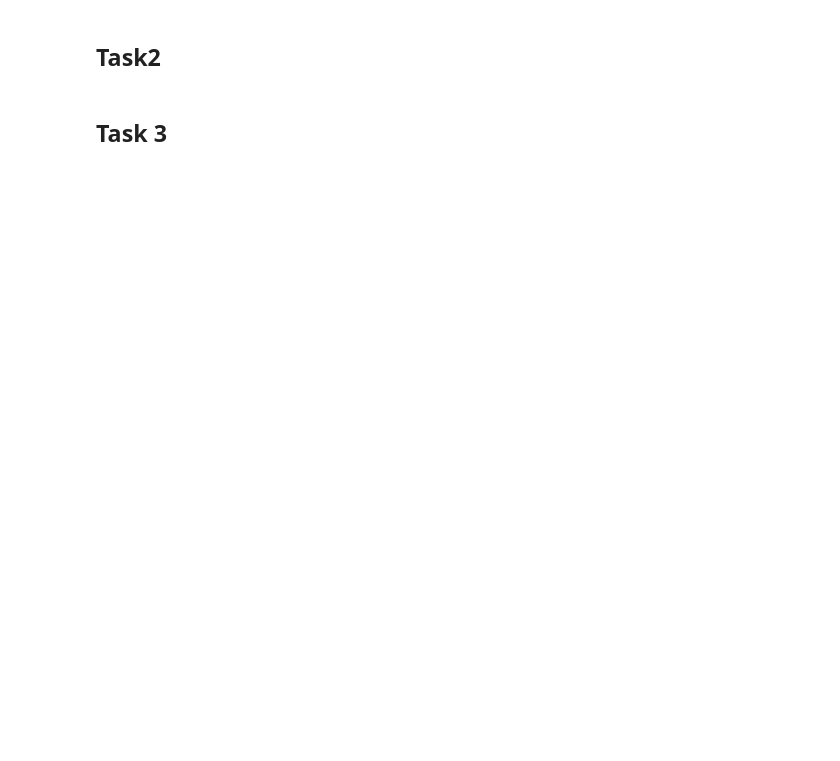
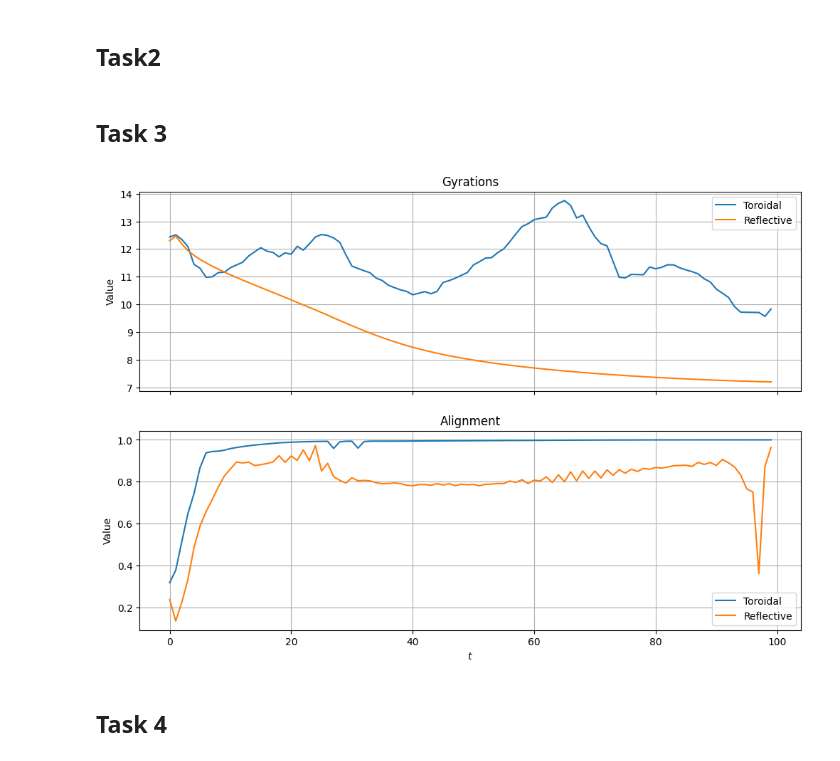
Before and after one commit to Ziverael/Studies2, a Jupyter notebook: abm/list3.ipynb, the cells around one changed output. Drawn from its saved outputs; the diff is of its cells as text; code cells hidden in the pictures; blank space fills up the shorter version.

Commit message:
Task3 finished

```diff
--- a/abm/list3.ipynb
+++ b/abm/list3.ipynb
@@ -212,6 +212,7 @@ class Boids:
         boids_no: int,
         board_width: int,
         board_height: int,
+        boundary: Literal["toroidal", "reflective"] = "toroidal",
         seed: int | None = None,
         debug: bool = False,
     ) -> None:
@@ -220,6 +221,7 @@ class Boids:
         self.height = board_height
         self.width = board_width
         self._init_boids()
+        self._boundary = boundary
 
         self._rules: Rules | None = None
         self._debug = debug
@@ -251,8 +253,23 @@ class Boids:
         for i in range(len(self.boids_vel)):
             if speeds[i] > MAX_SPEED:
                 self.boids_vel[i] = self.boids_vel[i] / speeds[i] * MAX_SPEED
+        if self._boundary == "toroidal":
+            self._move_toroidal(dt)
+        else:
+            self._move_reflective(dt)
 
+    def _move_toroidal(self, dt: float):
         self.boids_pos = (self.boids_pos + self.boids_vel * dt) % np.array([self.width, self.height])
+
+    def _move_reflective(self, dt: float):
+        self.boids_pos = (self.boids_pos + self.boids_vel * dt)
+        bounds = np.array([self.width, self.height])
+        self.boids_vel = np.where(self.boids_pos < 0, -self.boids_vel, self.boids_vel)
+        self.boids_pos = np.where(self.boids_pos < 0, -self.boids_pos, self.boids_pos)
+        self.boids_vel = np.where(self.boids_pos > bounds, -self.boids_vel, self.boids_vel)
+        self.boids_pos = np.where(self.boids_pos > bounds, 2 * bounds - self.boids_pos, self.boids_pos)
+
+
 
     def get_acc(self) -> np.ndarray:
         N = len(self.boids_pos)
@@ -294,10 +311,10 @@ class Boids:
         return acc
 
     def _get_difference(self, p_i) -> np.ndarray:
-        """Toroidal difference handling"""
         diff = self.boids_pos - p_i
-        diff[:, 0] = (diff[:, 0] + self.width / 2) % self.width - self.width / 2
-        diff[:, 1] = (diff[:, 1] + self.height / 2) % self.height - self.height / 2
+        if self._boundary == "toroidal":
+            diff[:, 0] = (diff[:, 0] + self.width / 2) % self.width - self.width / 2
+            diff[:, 1] = (diff[:, 1] + self.height / 2) % self.height - self.height / 2
         return diff
 
 
@@ -554,6 +590,12 @@ task2()
 ## Task 3
 # %%
 class Boids_v3(Boids_v2):
-    def __init__(self, *args, boundary: Literal["toroidal", "reflective"], **kwargs):
-        super().__init__(*args, **kwargs)
-        self._boudanry = boundary
+    def get_mean_alignment(self) -> np.float32:
+        vel_unit = self.boids_vel / np.linalg.norm(self.boids_vel, axis=1)[:, np.newaxis]
+        alignment_vector = np.sum(vel_unit, axis=0)
+        return np.linalg.norm(alignment_vector) / len(self.boids_vel)
+
+    def get_gyration(self) -> np.float32:
+        center_of_mass = np.mean(self.boids_pos, axis=0)
+        squared_distances = np.sum((self.boids_pos - center_of_mass)**2, axis=1)
+        return np.sqrt(np.mean(squared_distances))
@@ -559,0 +647,6 @@ class Boids_v3(Boids_v2):
+# %%
+task3()
+# %% [output]
+[figure, added]
+# %% [markdown]
+## Task 4
```
Also changed, not shown: parts of 2 cells of this notebook.
